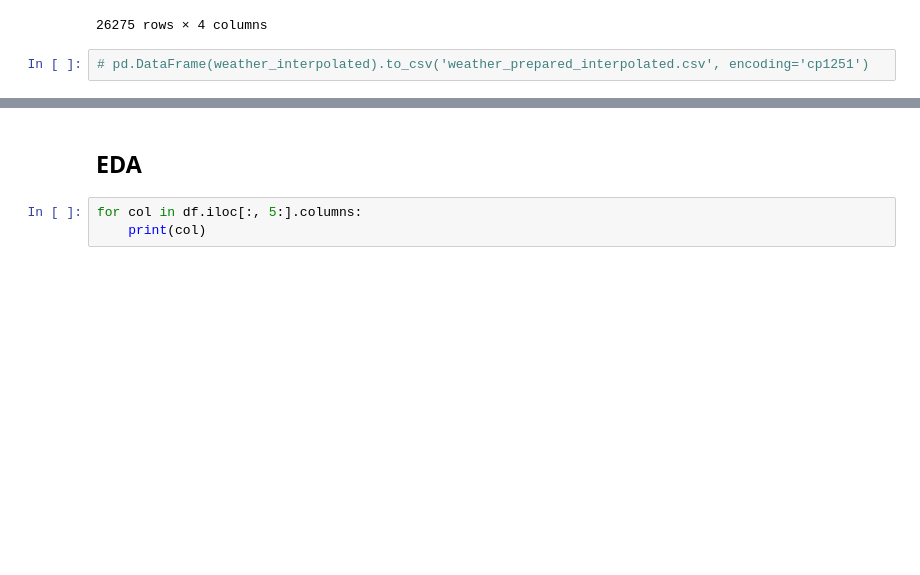
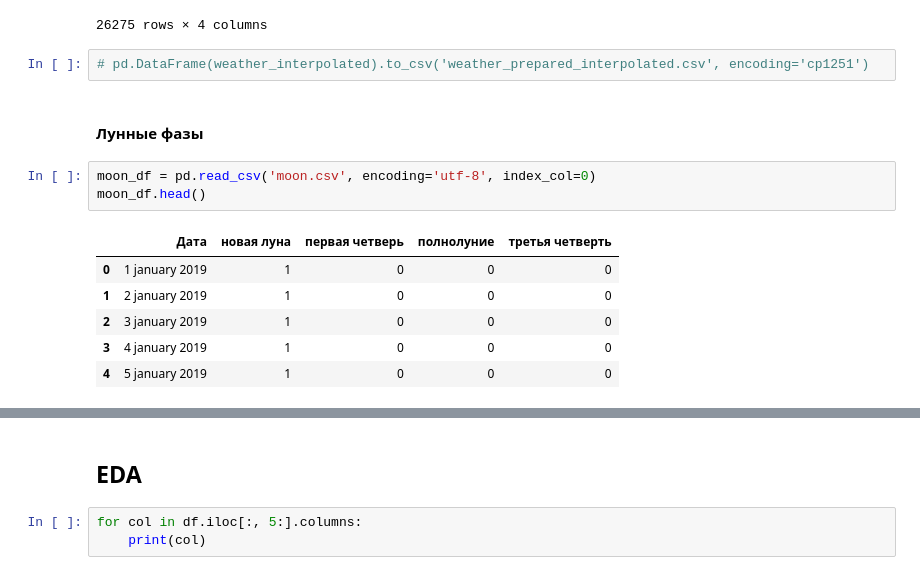
Before and after one commit to Siella/ambulance_crews, a Jupyter notebook: EDA/ICL_EDA.ipynb, the cells around one changed output, grey strips where cells are left out. Cells and saved outputs as stored; diff of their text form; blank space fills up the shorter version.

```diff
--- a/EDA/ICL_EDA.ipynb
+++ b/EDA/ICL_EDA.ipynb
@@ -171,3 +171,15 @@ pd.DataFrame(weather_interpolated)
 26275 rows × 4 columns
 # %%
 # pd.DataFrame(weather_interpolated).to_csv('weather_prepared_interpolated.csv', encoding='cp1251')
+# %% [markdown]
+#### Лунные фазы
+# %%
+moon_df = pd.read_csv('moon.csv', encoding='utf-8', index_col=0)
+moon_df.head()
+# %% [output]
+|  | Дата | новая луна | первая четверь | полнолуние | третья четверть |
+| 0 | 1 january 2019 | 1 | 0 | 0 | 0 |
+| 1 | 2 january 2019 | 1 | 0 | 0 | 0 |
+| 2 | 3 january 2019 | 1 | 0 | 0 | 0 |
+| 3 | 4 january 2019 | 1 | 0 | 0 | 0 |
+| 4 | 5 january 2019 | 1 | 0 | 0 | 0 |
```
Also changed, not shown: parts of 15 cells of this notebook.
